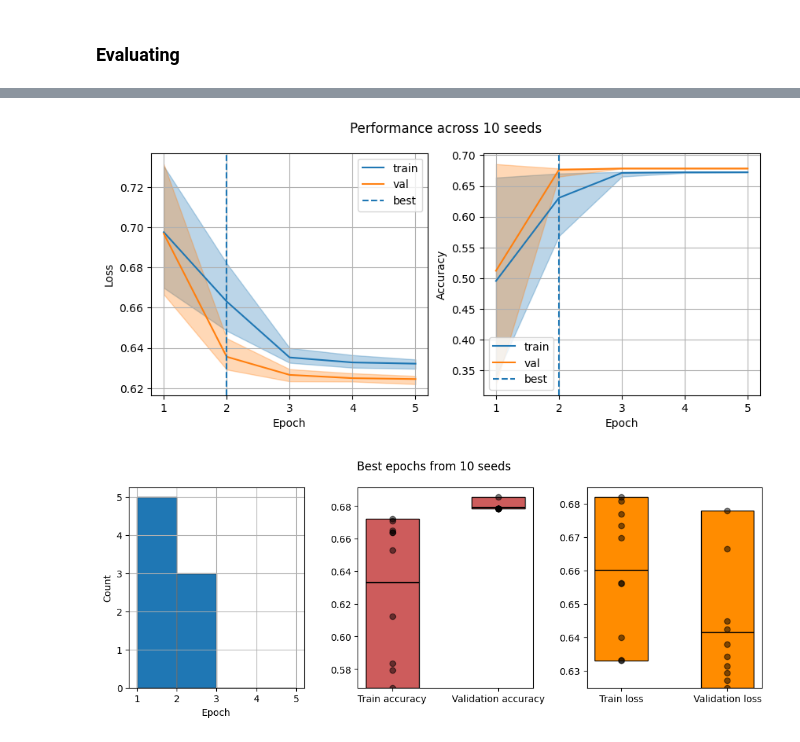
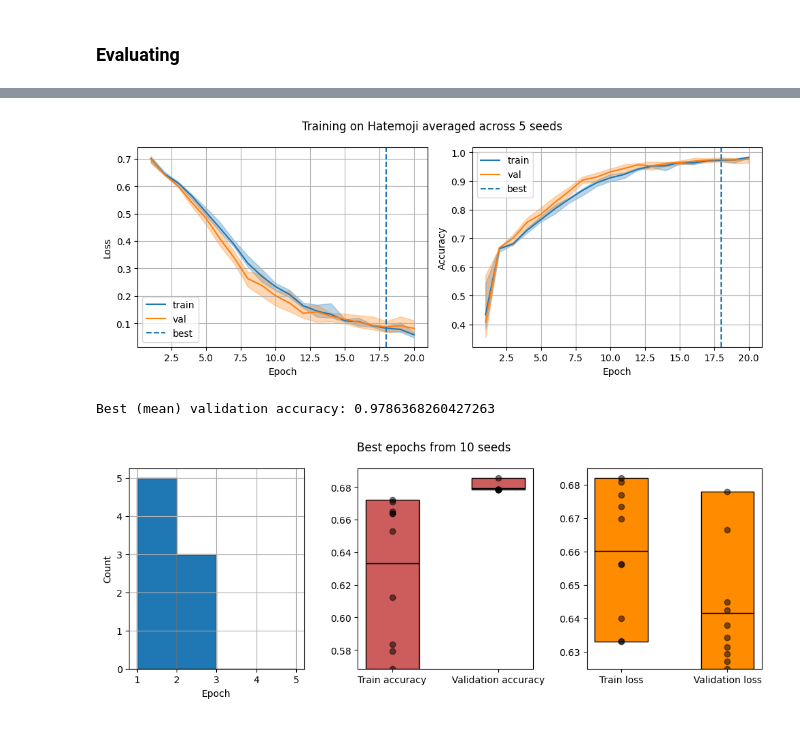
Before and after one commit to giterdelextreme/EE-559, a Jupyter notebook: MEGA_Hatemoji.ipynb, the cells around one changed output, grey strips where cells are left out. Cells and saved outputs as stored; diff of their text form; code cells hidden in the pictures.

```diff
--- a/MEGA_Hatemoji.ipynb
+++ b/MEGA_Hatemoji.ipynb
@@ -61,7 +64,7 @@ data_check_test = load_dataset(
 print(data_check_test['train'][0])
 
 # Dataset only have training data, hence split it into train/test
-data_check_test = data_check_test['train'].train_test_split(test_size=0.5)
+data_check_test = data_check_test['train'].train_test_split(test_size=0.25)
 # %% [output]
 {'case_id': 0, 'templ_id': 1.0, 'test_group_id': 1, 'text': 'I want to 🔪 all women', 'target': 'women', 'functionality': 'verb_swap', 'set': 'orig', 'label_gold': 1, 'unrealistic_flags': 0, 'included_ ...
 # %%
@@ -230,4 +239,7 @@ train_acc, val_acc, train_losses, val_losses, best_epoch, best_model = train(mod
 # %%
+with open(f"mega_hatemoji.obj", "rb") as f:
+    train_acc, val_acc, train_losses, val_losses, best_epoch, best_model = pickle.load(f)
+
 fig, ax = plt.subplots(1,2, figsize=(10,4))
 epoch_axis = range(1, len(train_losses)+1)
 ax[0].plot(epoch_axis, train_losses, label='train')
@@ -270,15 +276,15 @@ all_train_losses = []
 all_val_accs = []
 all_val_losses = []
 
-N_SEEDS = 10
-N_EPOCHS = 5
+N_SEEDS = 5
+N_EPOCHS = 20
 for seed in tqdm(range(N_SEEDS)):
     model = MegaForSequenceClassification.from_pretrained(
     "mnaylor/mega-base-wikitext")
     model.to(device)
     model.mega.requires_grad_(False)
 
-    train_acc, val_acc, train_losses, val_losses, best_epoch, _ = train(model, train_dataloader, test_dataloader, N_EPOCHS, learning_rate=5e-5)
+    train_acc, val_acc, train_losses, val_losses, best_epoch, _ = train(model, train_dataloader, test_dataloader, N_EPOCHS, learning_rate=1e-4, patience=2)
 
     best_train_accs.append(train_acc[best_epoch])
     best_val_accs.append(val_acc[best_epoch])
@@ -290,6 +296,11 @@ for seed in tqdm(range(N_SEEDS)):
     all_train_losses.append(train_losses)
     all_val_accs.append(val_acc)
     all_val_losses.append(val_losses)
+
+all_data_seeds = (best_train_accs, best_val_accs, best_train_losses, best_val_losses, best_epochs, all_train_accs, all_train_losses, all_val_accs, all_val_losses)
+
+with open(f"mega_hatemoji_seeds.obj", "wb") as f:
+    pickle.dump(all_data_seeds, f)
 # %% [output]
 Some weights of MegaForSequenceClassification were not initialized from the model checkpoint at mnaylor/mega-base-wikitext and are newly initialized: ['classifier.dense.bias', 'classifier.dense.weight ...
 You should probably TRAIN this model on a down-stream task to be able to use it for predictions and inference.
@@ -310,4 +319,9 @@ You should probably TRAIN this model on a down-stream task to be able to use it
 # %%
+
+
+with open(f"mega_hatemoji_seeds.obj", "rb") as f:
+    best_train_accs, best_val_accs, best_train_losses, best_val_losses, best_epochs, all_train_accs, all_train_losses, all_val_accs, all_val_losses = pickle.load(f)
+
 # Plot with epochs
 def aggregate_over_seeds(data, epochs):
     means = []
@@ -329,38 +343,42 @@ def aggregate_over_seeds(data, epochs):
 mean_train_accs, min_train_accs, max_train_accs = aggregate_over_seeds(all_train_accs, N_EPOCHS)
 mean_val_losses, min_val_losses, max_val_losses= aggregate_over_seeds(all_val_losses, N_EPOCHS)
 mean_val_accs, min_val_accs, max_val_accs = aggregate_over_seeds(all_val_accs, N_EPOCHS)
 mean_train_losses, min_train_losses, max_train_losses = aggregate_over_seeds(all_train_losses, N_EPOCHS)
 
 os.makedirs(f"figures/", exist_ok=True)
 
 fig, ax = plt.subplots(1,2, figsize=(10,4))
 epoch_axis = range(1, N_EPOCHS+1)
 ax[0].plot(epoch_axis, mean_train_losses, color='C0', label='train')
 ax[0].fill_between(epoch_axis, min_train_losses, max_train_losses, color='C0', alpha=0.3)
 ax[0].plot(epoch_axis, mean_val_losses, color='C1', label='val')
 ax[0].fill_between(epoch_axis, min_val_losses, max_val_losses, color='C1', alpha=0.3)
 ax[0].axvline(best_epoch+1, label='best', linestyle='--')
 ax[0].set_xlabel("Epoch")
 ax[0].set_ylabel("Loss")
-ax[0].set_xticks(epoch_axis)
+#ax[0].set_xticks(epoch_axis)
 ax[0].grid()
 ax[0].legend()
 
 ax[1].plot(epoch_axis, mean_train_accs, color='C0', label='train')
 ax[1].fill_between(epoch_axis, min_train_accs, max_train_accs, color='C0', alpha=0.3)
 ax[1].plot(epoch_axis, mean_val_accs, color='C1', label='val')
 ax[1].fill_between(epoch_axis, min_val_accs, max_val_accs, color='C1', alpha=0.3)
 ax[1].axvline(best_epoch+1, label='best', linestyle='--')
 ax[1].set_xlabel("Epoch")
 ax[1].set_ylabel("Accuracy")
-ax[1].set_xticks(epoch_axis)
+#ax[1].set_xticks(epoch_axis)
 ax[1].grid()
 ax[1].legend()
-fig.suptitle("Performance across 10 seeds")
-plt.savefig(f"figures/epochs_10seeds")
+fig.suptitle(f"Training on Hatemoji averaged across {N_SEEDS} seeds")
+plt.tight_layout()
+plt.savefig(f"figures/epochs_{N_SEEDS}seeds")
 plt.show()
+
+print(f"Best (mean) validation accuracy: {np.mean(best_val_accs)}")
 # %% [output]
-[figure, old version]
+[figure, new version]
+Best (mean) validation accuracy: 0.9786368260427263
 # %%
 # Only consider best epochs
 
```
Also changed, not shown: parts of 12 cells of this notebook, 7 other files.
